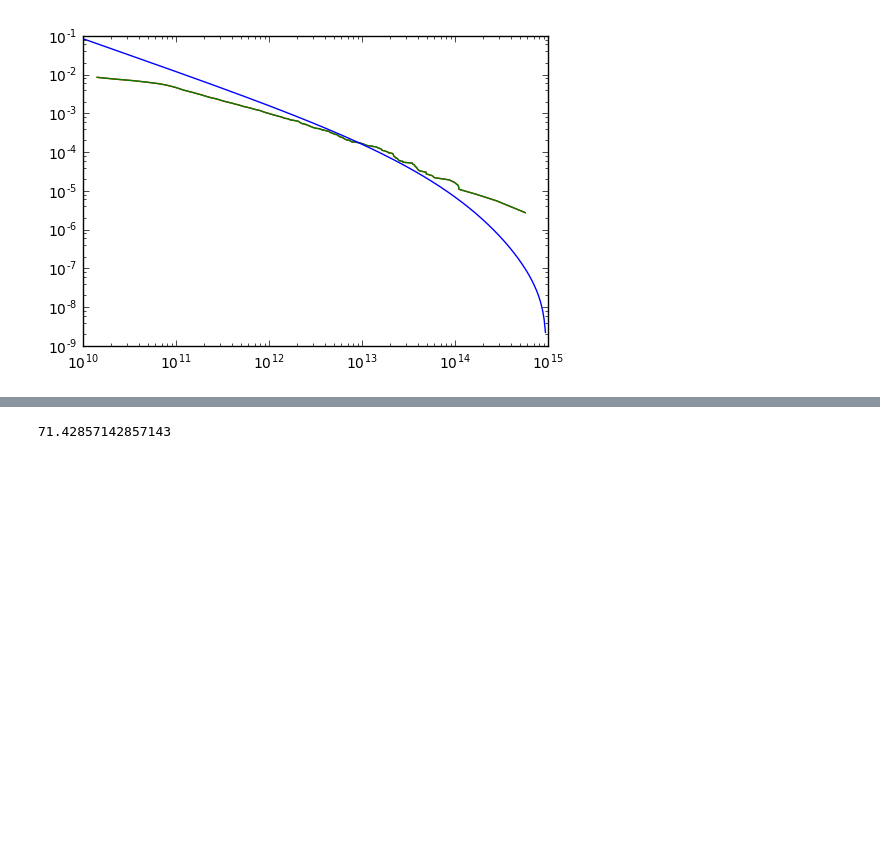
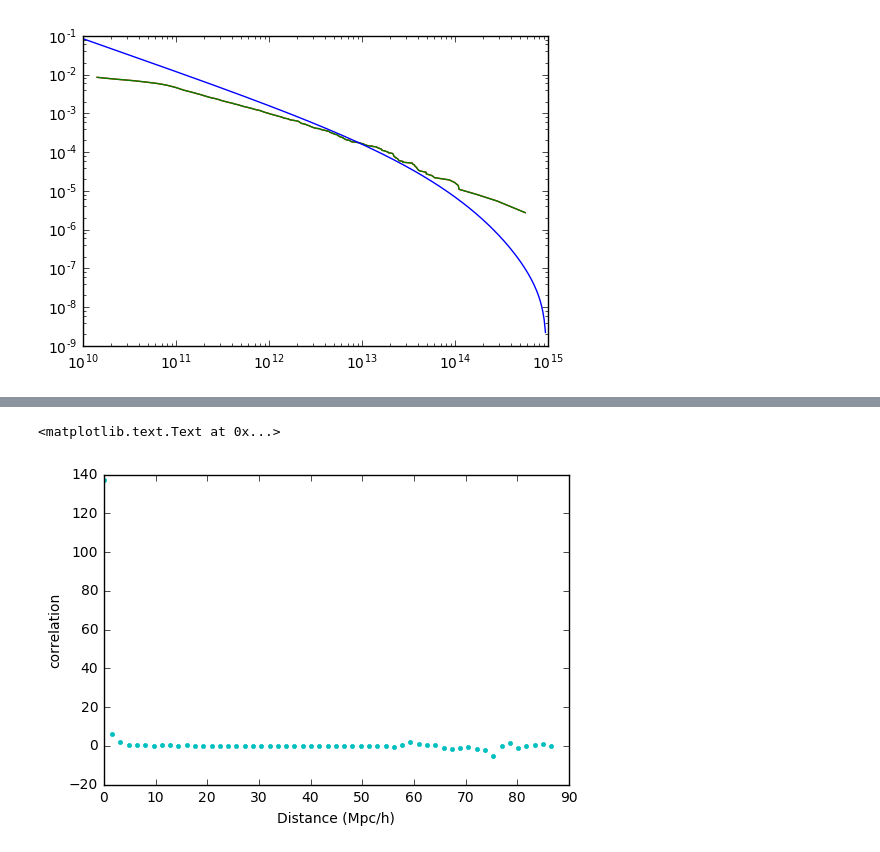
Before and after one commit to olegs22/Simulations, a Jupyter notebook: Yt_vis.ipynb, the cells around one changed output, grey strips where cells are left out. Saved outputs shown, nothing was run; the diff lists cells and outputs as text; code cells hidden in the pictures; blank space fills up the shorter version.

Commit message:
correlation analysis added

```diff
--- a/Yt_vis.ipynb
+++ b/Yt_vis.ipynb
@@ -203,4 +174,22 @@ print volume_sim
-# %%
-50.0/0.7
-# %% [output]
-71.42857142857143
+# %%
+pos_x = ad_halos["particle_position_x"].in_units("Mpc/h")
+pos_y = ad_halos["particle_position_y"].in_units("Mpc/h")
+pos_z = ad_halos["particle_position_z"].in_units("Mpc/h")
+
+halos_p = np.array([pos_x, pos_y, pos_z]).T
+# %%
+box = 50
+n_bin = int(np.sqrt(len(pos_x)))
+# %%
+pos_d, hist_p = corr2.corr2(halos_p, box, n_bin, model = 0)
+# %%
+hist_d = np.zeros(n_bin)
+for i in range(n_bin):
+    hist_d[i] = hist_p[i]
+# %%
+plt.plot(pos_d, hist_d,'.c');
+plt.xlabel('Distance (Mpc/h)')
+plt.ylabel('correlation')
+# %% [output]
+<matplotlib.text.Text at 0x...>
+[figure, added]
```
Also changed, not shown: parts of 15 cells of this notebook.
